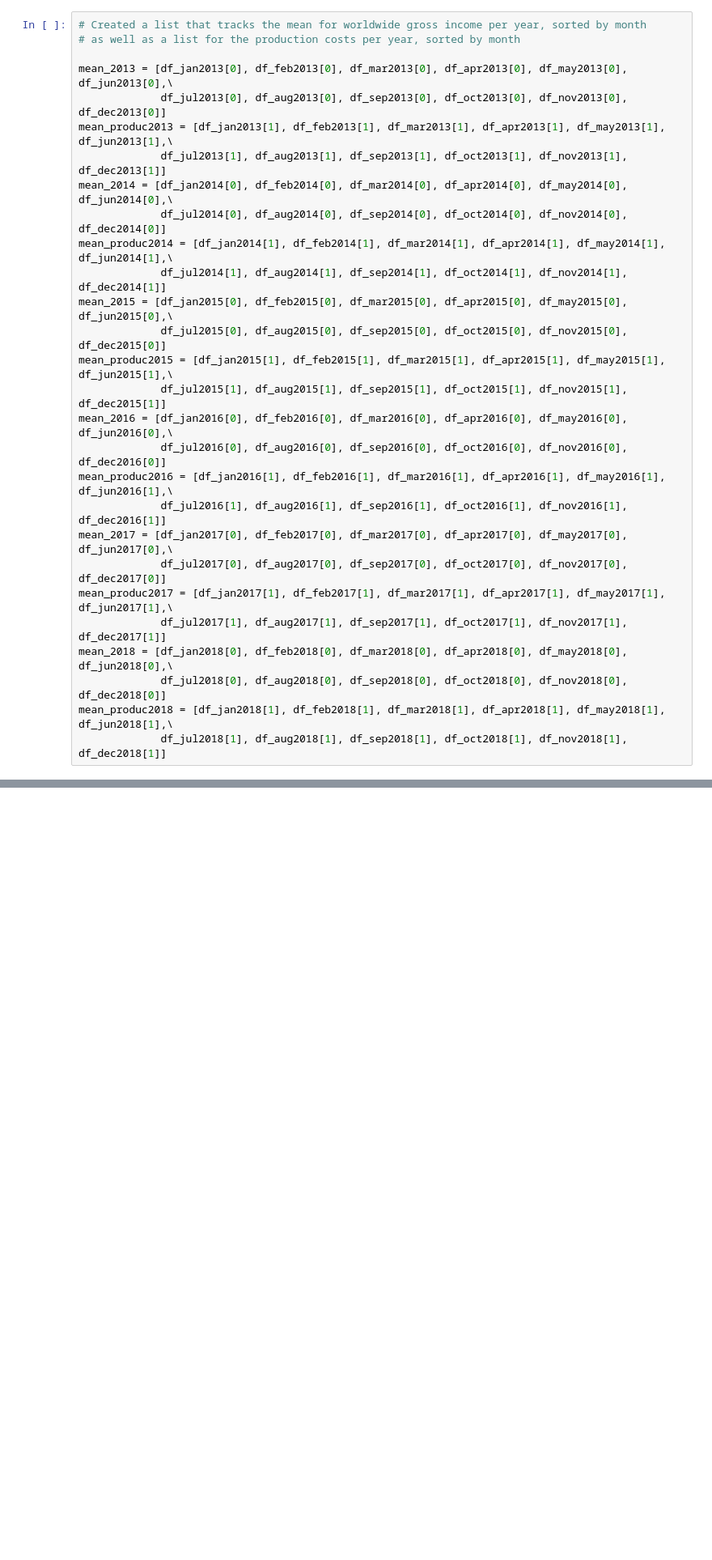
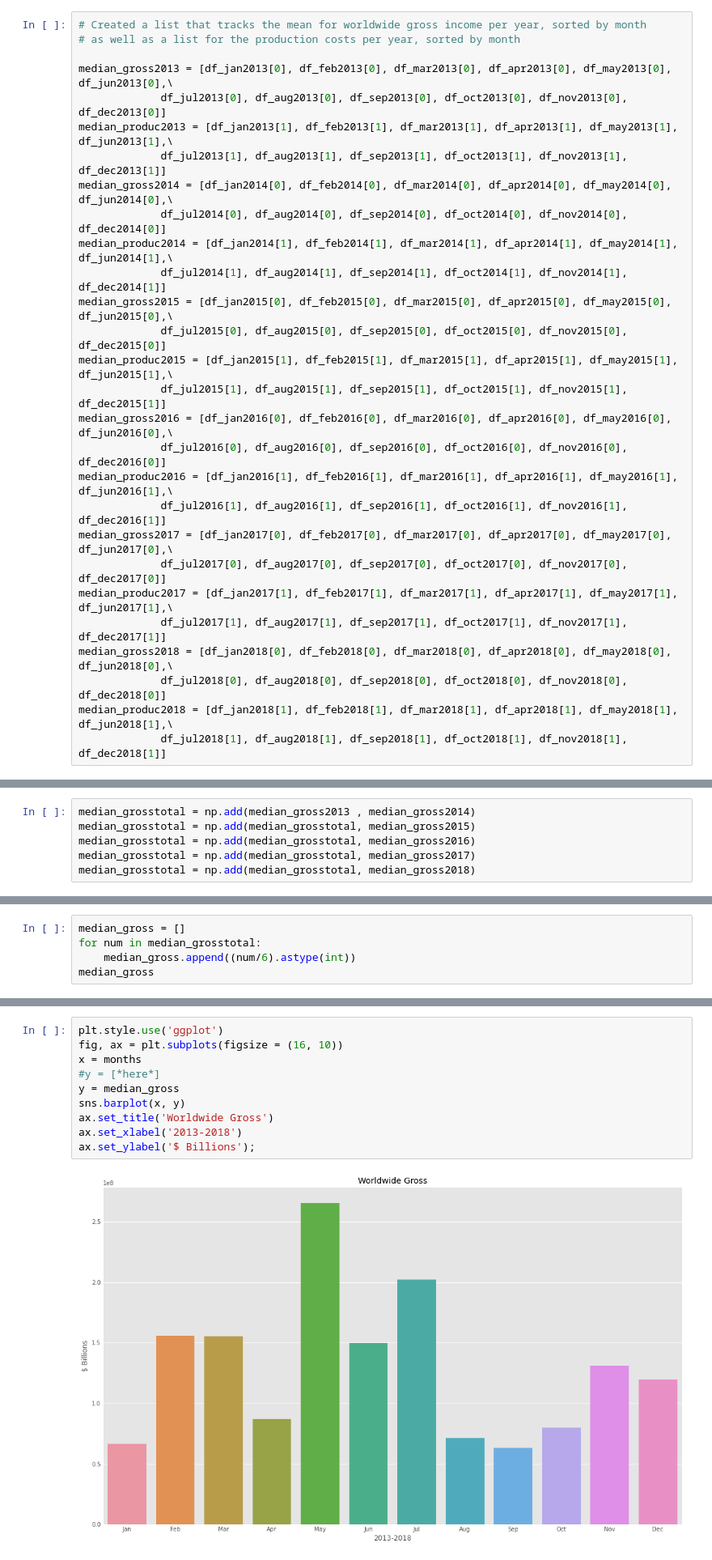
Before and after one commit to learn-co-curriculum/dsc-project-template, a Jupyter notebook: BigFrame.ipynb, the cells around one changed output, grey strips where cells are left out. Shown at 81% size. Saved outputs shown, nothing was run; the diff lists cells and outputs as text; blank space fills up the shorter version.

```diff
--- a/BigFrame.ipynb
+++ b/BigFrame.ipynb
@@ -210,27 +213,27 @@ df_dec2018 = df_2018[df_2018['month'] == 'Dec'].mean().astype(np.int64)
 # Created a list that tracks the mean for worldwide gross income per year, sorted by month
 # as well as a list for the production costs per year, sorted by month
 
-mean_2013 = [df_jan2013[0], df_feb2013[0], df_mar2013[0], df_apr2013[0], df_may2013[0], df_jun2013[0],\
+median_gross2013 = [df_jan2013[0], df_feb2013[0], df_mar2013[0], df_apr2013[0], df_may2013[0], df_jun2013[0],\
              df_jul2013[0], df_aug2013[0], df_sep2013[0], df_oct2013[0], df_nov2013[0], df_dec2013[0]]
-mean_produc2013 = [df_jan2013[1], df_feb2013[1], df_mar2013[1], df_apr2013[1], df_may2013[1], df_jun2013[1],\
+median_produc2013 = [df_jan2013[1], df_feb2013[1], df_mar2013[1], df_apr2013[1], df_may2013[1], df_jun2013[1],\
              df_jul2013[1], df_aug2013[1], df_sep2013[1], df_oct2013[1], df_nov2013[1], df_dec2013[1]]
-mean_2014 = [df_jan2014[0], df_feb2014[0], df_mar2014[0], df_apr2014[0], df_may2014[0], df_jun2014[0],\
+median_gross2014 = [df_jan2014[0], df_feb2014[0], df_mar2014[0], df_apr2014[0], df_may2014[0], df_jun2014[0],\
              df_jul2014[0], df_aug2014[0], df_sep2014[0], df_oct2014[0], df_nov2014[0], df_dec2014[0]]
-mean_produc2014 = [df_jan2014[1], df_feb2014[1], df_mar2014[1], df_apr2014[1], df_may2014[1], df_jun2014[1],\
+median_produc2014 = [df_jan2014[1], df_feb2014[1], df_mar2014[1], df_apr2014[1], df_may2014[1], df_jun2014[1],\
              df_jul2014[1], df_aug2014[1], df_sep2014[1], df_oct2014[1], df_nov2014[1], df_dec2014[1]]
-mean_2015 = [df_jan2015[0], df_feb2015[0], df_mar2015[0], df_apr2015[0], df_may2015[0], df_jun2015[0],\
+median_gross2015 = [df_jan2015[0], df_feb2015[0], df_mar2015[0], df_apr2015[0], df_may2015[0], df_jun2015[0],\
              df_jul2015[0], df_aug2015[0], df_sep2015[0], df_oct2015[0], df_nov2015[0], df_dec2015[0]]
-mean_produc2015 = [df_jan2015[1], df_feb2015[1], df_mar2015[1], df_apr2015[1], df_may2015[1], df_jun2015[1],\
+median_produc2015 = [df_jan2015[1], df_feb2015[1], df_mar2015[1], df_apr2015[1], df_may2015[1], df_jun2015[1],\
              df_jul2015[1], df_aug2015[1], df_sep2015[1], df_oct2015[1], df_nov2015[1], df_dec2015[1]]
-mean_2016 = [df_jan2016[0], df_feb2016[0], df_mar2016[0], df_apr2016[0], df_may2016[0], df_jun2016[0],\
+median_gross2016 = [df_jan2016[0], df_feb2016[0], df_mar2016[0], df_apr2016[0], df_may2016[0], df_jun2016[0],\
              df_jul2016[0], df_aug2016[0], df_sep2016[0], df_oct2016[0], df_nov2016[0], df_dec2016[0]]
-mean_produc2016 = [df_jan2016[1], df_feb2016[1], df_mar2016[1], df_apr2016[1], df_may2016[1], df_jun2016[1],\
+median_produc2016 = [df_jan2016[1], df_feb2016[1], df_mar2016[1], df_apr2016[1], df_may2016[1], df_jun2016[1],\
              df_jul2016[1], df_aug2016[1], df_sep2016[1], df_oct2016[1], df_nov2016[1], df_dec2016[1]]
-mean_2017 = [df_jan2017[0], df_feb2017[0], df_mar2017[0], df_apr2017[0], df_may2017[0], df_jun2017[0],\
+median_gross2017 = [df_jan2017[0], df_feb2017[0], df_mar2017[0], df_apr2017[0], df_may2017[0], df_jun2017[0],\
              df_jul2017[0], df_aug2017[0], df_sep2017[0], df_oct2017[0], df_nov2017[0], df_dec2017[0]]
-mean_produc2017 = [df_jan2017[1], df_feb2017[1], df_mar2017[1], df_apr2017[1], df_may2017[1], df_jun2017[1],\
+median_produc2017 = [df_jan2017[1], df_feb2017[1], df_mar2017[1], df_apr2017[1], df_may2017[1], df_jun2017[1],\
              df_jul2017[1], df_aug2017[1], df_sep2017[1], df_oct2017[1], df_nov2017[1], df_dec2017[1]]
-mean_2018 = [df_jan2018[0], df_feb2018[0], df_mar2018[0], df_apr2018[0], df_may2018[0], df_jun2018[0],\
+median_gross2018 = [df_jan2018[0], df_feb2018[0], df_mar2018[0], df_apr2018[0], df_may2018[0], df_jun2018[0],\
              df_jul2018[0], df_aug2018[0], df_sep2018[0], df_oct2018[0], df_nov2018[0], df_dec2018[0]]
-mean_produc2018 = [df_jan2018[1], df_feb2018[1], df_mar2018[1], df_apr2018[1], df_may2018[1], df_jun2018[1],\
+median_produc2018 = [df_jan2018[1], df_feb2018[1], df_mar2018[1], df_apr2018[1], df_may2018[1], df_jun2018[1],\
              df_jul2018[1], df_aug2018[1], df_sep2018[1], df_oct2018[1], df_nov2018[1], df_dec2018[1]]
@@ -256,0 +240,6 @@ plt.style.available
+# %%
+median_grosstotal = np.add(median_gross2013 , median_gross2014)
+median_grosstotal = np.add(median_grosstotal, median_gross2015)
+median_grosstotal = np.add(median_grosstotal, median_gross2016)
+median_grosstotal = np.add(median_grosstotal, median_gross2017)
+median_grosstotal = np.add(median_grosstotal, median_gross2018)
@@ -256,0 +252,5 @@ plt.style.available
+# %%
+median_gross = []
+for num in median_grosstotal:
+    median_gross.append((num/6).astype(int))
+median_gross
@@ -308,3 +321,15 @@ ax[0,0].legend(fancybox=True, framealpha=1, shadow=True, borderpad=1);
+# %%
+plt.style.use('ggplot')
+fig, ax = plt.subplots(figsize = (16, 10))
+x = months
+#y = [*here*]
+y = median_gross
+sns.barplot(x, y)
+ax.set_title('Worldwide Gross')
+ax.set_xlabel('2013-2018')
+ax.set_ylabel('$ Billions');
+# %% [output]
+[figure, added]
 # %%
 # Summer and holiday times are the ideal times to release our film.
 # Aug-Oct are the worst months to release a movie.
```
Also changed, not shown: parts of 9 cells of this notebook, 1 other file.
